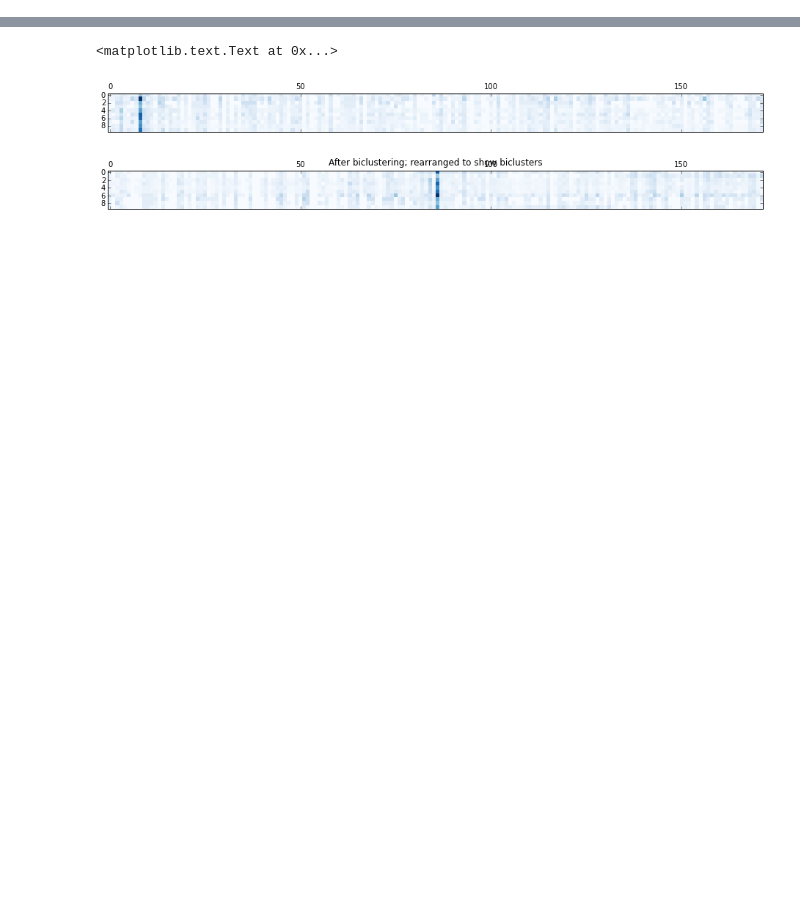
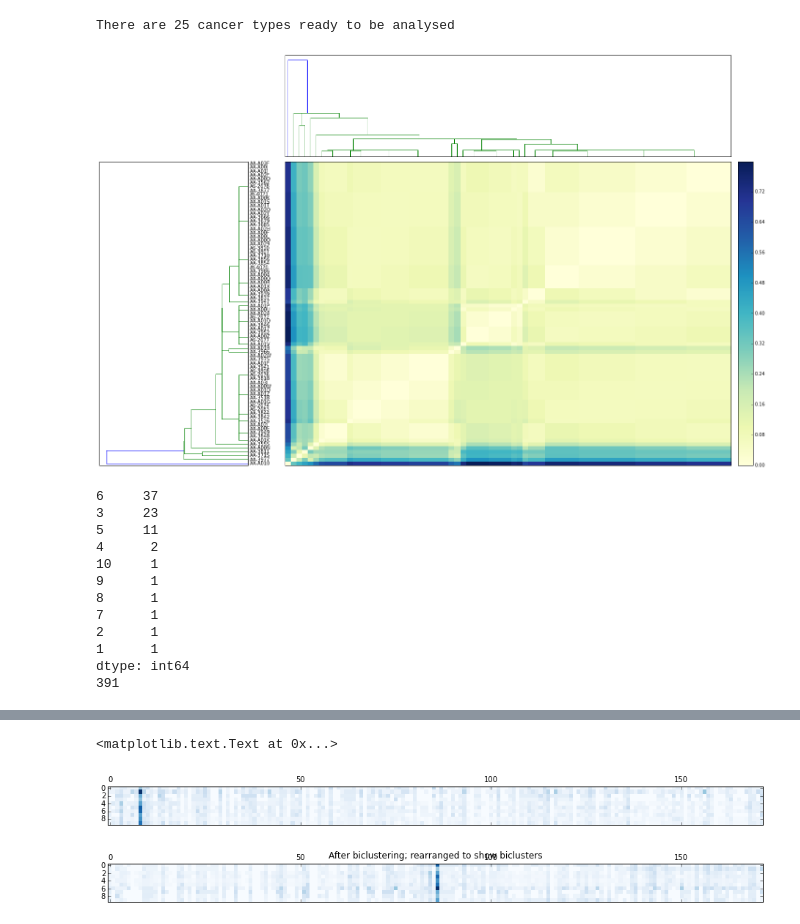
Before and after one commit to nitinksingh/driver, a Jupyter notebook: scratch.ipynb, the cells around one changed output, grey strips where cells are left out. Drawn from its saved outputs; the diff is of its cells as text; code cells hidden in the pictures; blank space fills up the shorter version.

```diff
--- a/scratch.ipynb
+++ b/scratch.ipynb
@@ -12,9 +22,43 @@ import scipy.stats as stats
+# %%
+can_types = []
+for c in CANCER_TYPES:
+    f1 = '../results/' + c + os.sep + 'silent_mutation_pathway_score.txt'
+    f2 = '../results/' + c + os.sep + 'nsilent_mutation_pathway_score.txt'
+    f3 = '../data/processed/' + c + os.sep + c + '_clinical.csv'
+
+    if os.path.exists(f1) and os.path.exists(f2) and os.path.exists(f3):
+        can_types.append(c)
+
+print "There are %d cancer types ready to be analysed" % len(can_types)
+can_type_wid = widgets.DropdownWidget(description="Select Cancer Type", values=can_types)
+display(can_type_wid)
+# %% [output]
+There are 25 cancer types ready to be analysed
 # %%
-from scipy.spatial.distance import pdist, squareform
-from scipy.cluster.hierarchy import linkage, dendrogram, fcluster
-
-from clustering import get_data
-(sig_nsdf, clinical_df) = get_data('ACC', 'mut')
+can = can_type_wid.value
+(sig_nsdf, clinical_df) = get_data(can, 'mut')
+clinical_df = clinical_df.loc[clinical_df.time > 0]
 common_samples = sig_nsdf.columns.intersection(clinical_df.index)
 sig_nsdf = sig_nsdf[common_samples]
 clinical_df = clinical_df.loc[common_samples]
+# %%
+k = 2
+data_array = sig_nsdf.iloc[:k].values.transpose()
+labels = sig_nsdf.columns
+memb = hierarchical_clustering(data_array, labels)
+print memb.value_counts()
+print memb.sum()
+# %% [output]
+[figure, added]
+6     37
+3     23
+5     11
+4      2
+10     1
+9      1
+8      1
+7      1
+2      1
+1      1
+dtype: int64
+391
```
Also changed, not shown: parts of 8 cells of this notebook, 3 other files.
